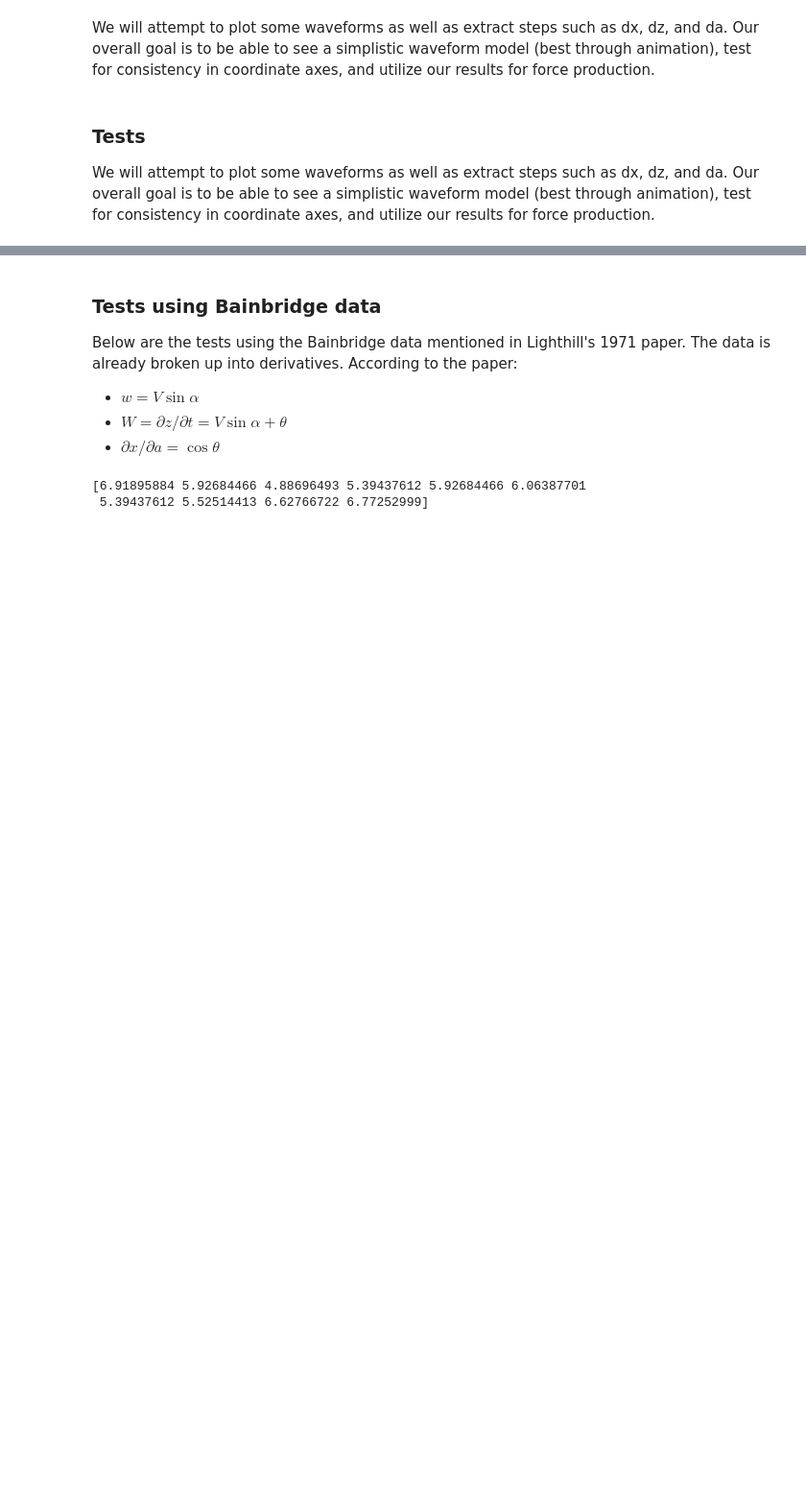
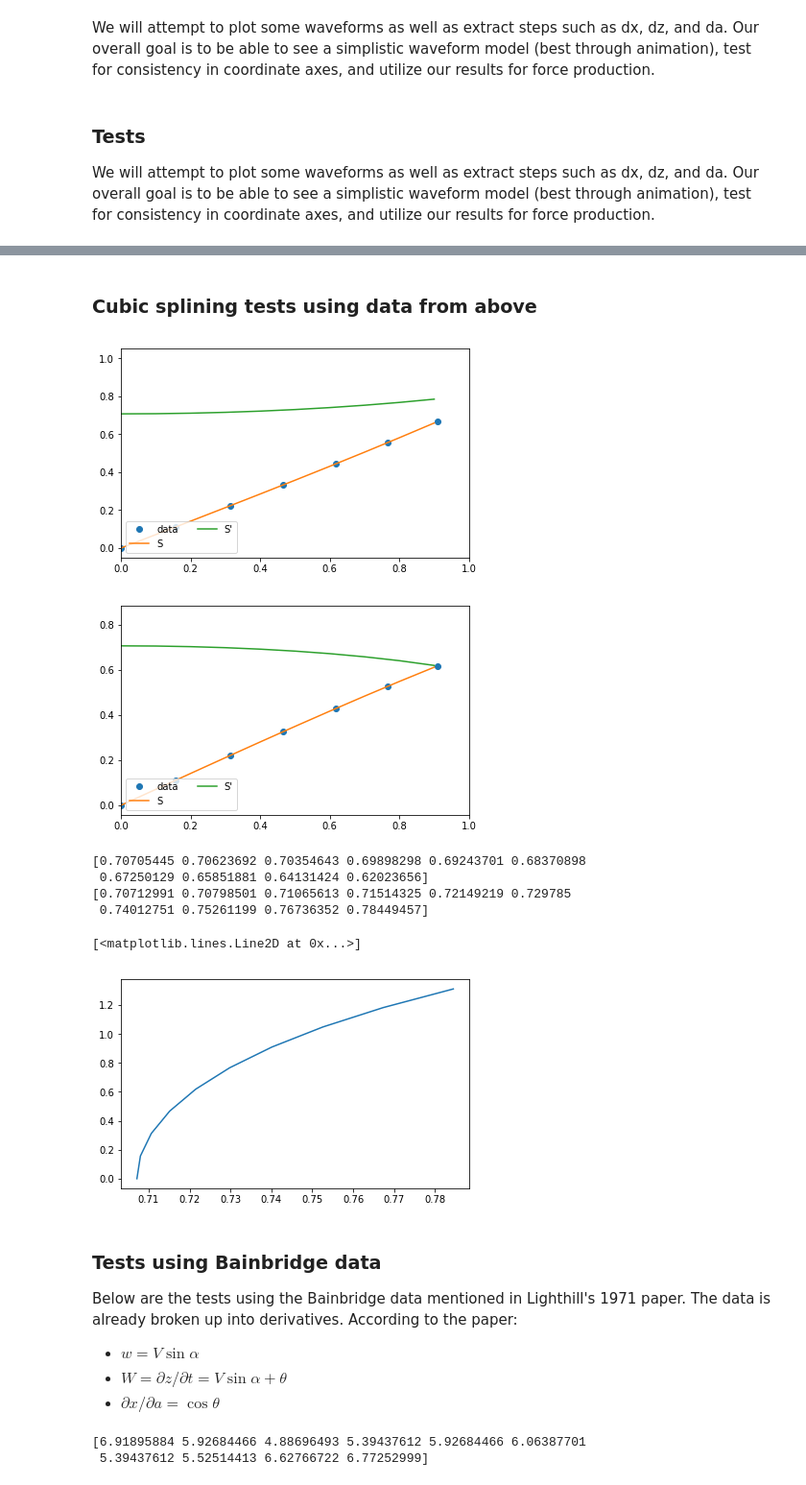
Before and after one commit to Flow-Imaging-Lab-at-Mudd/FILM-fish-model, a Jupyter notebook: lighthill-model.ipynb, the cells around one changed output, grey strips where cells are left out. Shown at 96% size. Saved outputs shown, nothing was run; the diff lists cells and outputs as text; code cells hidden in the pictures; blank space fills up the shorter version.

Commit message:
Attempting to use cubic splines to fit to data

```diff
--- a/lighthill-model.ipynb
+++ b/lighthill-model.ipynb
@@ -256,12 +285,12 @@ tTemp = np.linspace(0,1,10,endpoint=True,dtype=float)
 xTemp = np.linspace(0,1,10,endpoint=True,dtype=float)
 zTemp = np.sin(xTemp) # approx 1 or 0.5
 sTemp = np.array([0.094, 0.087, 0.079, 0.083, 0.087,
-                 0.088, 0.083, 0.084, 0.092]) # took s values from 1971 Lighthill except for last one
+                 0.088, 0.083, 0.084, 0.092, 0.093]) # took s values from 1971 Lighthill except for last one
 
 fishy = Lighthill(tTemp, xTemp, zTemp, sTemp, 997) #density of water 997 kg/m^3
-fishy.inextensibilityCheck(1e-15)
-fishy.waveform()
+fishy.inextensibilityCheck(1e-3)
 fishy.test()
+fishy.x
 # %% [output]
 t is:  [0.         0.11111111 0.22222222 0.33333333 0.44444444 0.55555556
  0.66666667 0.77777778 0.88888889 1.        ]
@@ -284,3 +315,46 @@ The a-steps are:  [0.15697336 0.15601038 0.15411446 0.15134609 0.14779696 0.1435
+# %% [markdown]
+### Cubic splining tests using data from above
+# %%
+#trying to use x(a)
+cs_x = CubicSpline(fishy.a, fishy.x)
+xs = np.arange(0, 1,0.1)
+plt.figure(figsize=(6.5,4))
+plt.plot(fishy.a,fishy.x,'o',label='data')
+plt.plot(xs, cs_x(xs), label="S")
+plt.plot(xs, cs_x(xs,1), label="S'") #first derivative
+plt.xlim(0,1)
+plt.legend(loc='lower left', ncol=2)
+plt.show()
+
+# z(a)
+cs_z = CubicSpline(fishy.a, fishy.z)
+xs = np.arange(0, 1,0.1)
+plt.figure(figsize=(6.5,4))
+plt.plot(fishy.a,fishy.z,'o',label='data')
+plt.plot(xs, cs_z(xs), label="S")
+plt.plot(xs, cs_z(xs,1), label="S'") #first derivative
+plt.xlim(0,1)
+plt.legend(loc='lower left', ncol=2)
+plt.show()
+
+print(cs_z(xs,1))
+#print(cs_z(np.arange(0,1,0.1)))
+#print(fishy.dz/fishy.da)
+
+print(cs_x(xs,1))
+#print(fishy.dx/fishy.da)
+
+plt.figure(figsize=(6.5,4))
+plt.plot(fishy.dxda,fishy.a)
+# %% [output]
+[figure, added]
+[figure, added]
+[0.70705445 0.70623692 0.70354643 0.69898298 0.69243701 0.68370898
+ 0.67250129 0.65851881 0.64131424 0.62023656]
+[0.70712991 0.70798501 0.71065613 0.71514325 0.72149219 0.729785
+ 0.74012751 0.75261199 0.76736352 0.78449457]
+[<matplotlib.lines.Line2D at 0x...>]
+[figure, added]
 # %% [markdown]
 ### Tests using Bainbridge data
 
```
Also changed, not shown: parts of 6 cells of this notebook.
